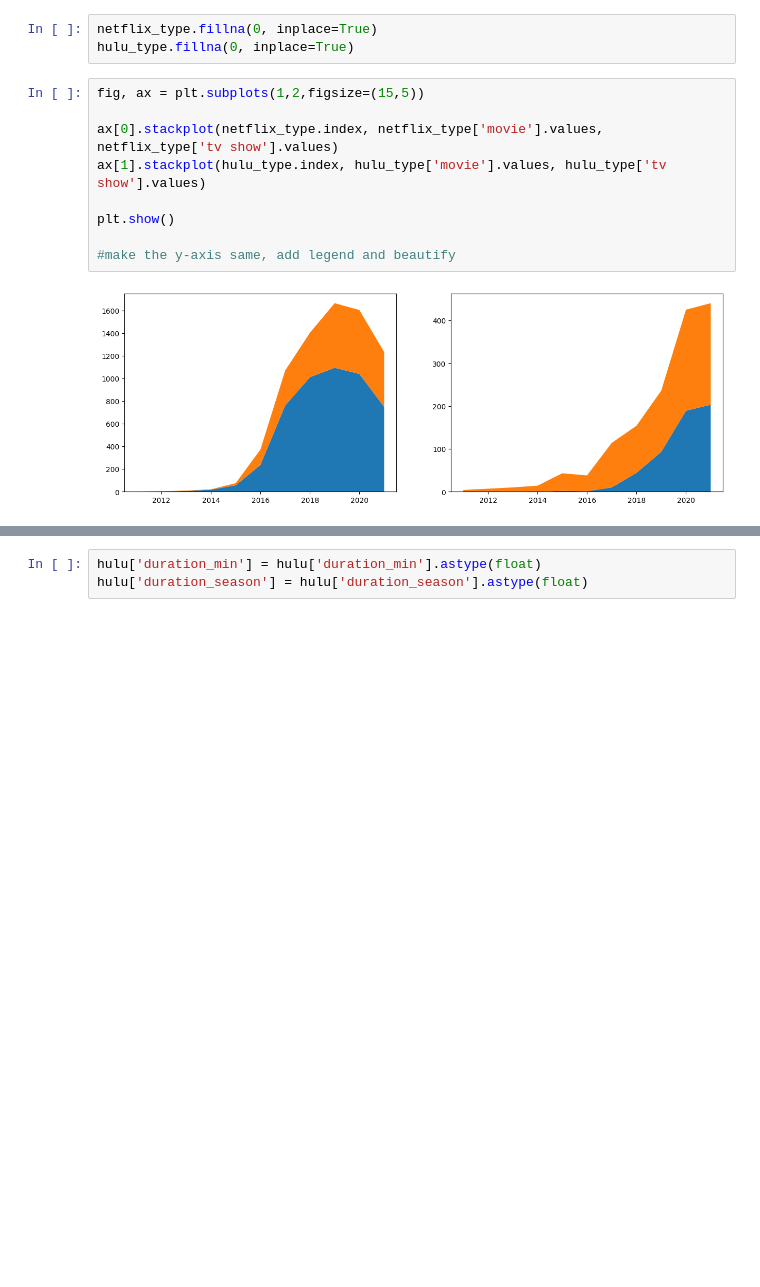
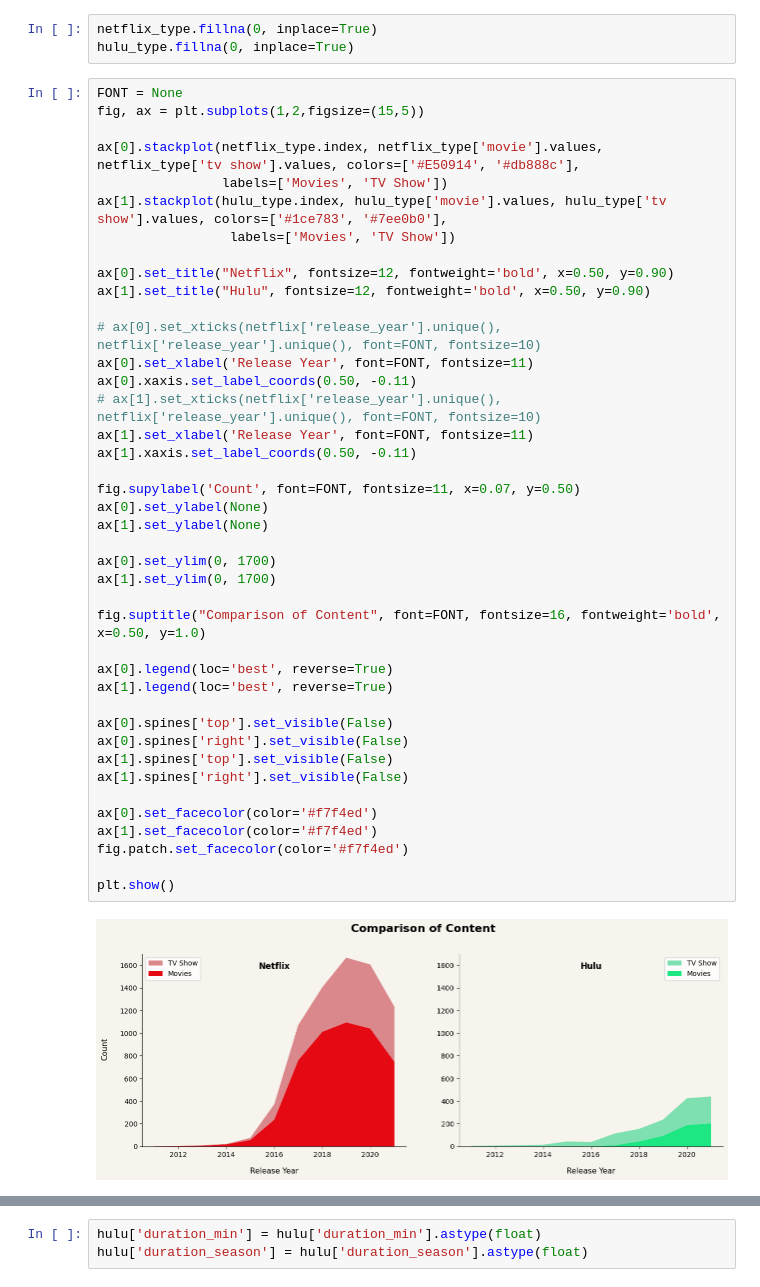
Before and after one commit to RickyMiura/Netflix-Hulu-EDA, a Jupyter notebook: plotting_gopi.ipynb, the cells around one changed output, grey strips where cells are left out. Cells and saved outputs as stored; diff of their text form; blank space fills up the shorter version.

Commit message:
updated plotting_gopi.ipynb notebook

```diff
--- a/plotting_gopi.ipynb
+++ b/plotting_gopi.ipynb
@@ -66,17 +61,49 @@ hulu_type = hulu.groupby(['year','type']).size().unstack()
 # %%
 netflix_type.fillna(0, inplace=True)
 hulu_type.fillna(0, inplace=True)
-# %%
-fig, ax = plt.subplots(1,2,figsize=(15,5))
-
-ax[0].stackplot(netflix_type.index, netflix_type['movie'].values, netflix_type['tv show'].values)
-ax[1].stackplot(hulu_type.index, hulu_type['movie'].values, hulu_type['tv show'].values)
-
-plt.show()
-
-#make the y-axis same, add legend and beautify
-# %% [output]
-[figure, removed]
+# %%
+FONT = None
+fig, ax = plt.subplots(1,2,figsize=(15,5))
+
+ax[0].stackplot(netflix_type.index, netflix_type['movie'].values, netflix_type['tv show'].values, colors=['#E50914', '#db888c'],
+                labels=['Movies', 'TV Show'])
+ax[1].stackplot(hulu_type.index, hulu_type['movie'].values, hulu_type['tv show'].values, colors=['#1ce783', '#7ee0b0'],
+                 labels=['Movies', 'TV Show'])
+
+ax[0].set_title("Netflix", fontsize=12, fontweight='bold', x=0.50, y=0.90)
+ax[1].set_title("Hulu", fontsize=12, fontweight='bold', x=0.50, y=0.90)
+
+# ax[0].set_xticks(netflix['release_year'].unique(), netflix['release_year'].unique(), font=FONT, fontsize=10)
+ax[0].set_xlabel('Release Year', font=FONT, fontsize=11)
+ax[0].xaxis.set_label_coords(0.50, -0.11)
+# ax[1].set_xticks(netflix['release_year'].unique(), netflix['release_year'].unique(), font=FONT, fontsize=10)
+ax[1].set_xlabel('Release Year', font=FONT, fontsize=11)
+ax[1].xaxis.set_label_coords(0.50, -0.11)
+
+fig.supylabel('Count', font=FONT, fontsize=11, x=0.07, y=0.50)
+ax[0].set_ylabel(None)
+ax[1].set_ylabel(None)
+
+ax[0].set_ylim(0, 1700)
+ax[1].set_ylim(0, 1700)
+
+fig.suptitle("Comparison of Content", font=FONT, fontsize=16, fontweight='bold', x=0.50, y=1.0)
+
+ax[0].legend(loc='best', reverse=True)
+ax[1].legend(loc='best', reverse=True)
+
+ax[0].spines['top'].set_visible(False)
+ax[0].spines['right'].set_visible(False)
+ax[1].spines['top'].set_visible(False)
+ax[1].spines['right'].set_visible(False)
+
+ax[0].set_facecolor(color='#f7f4ed')
+ax[1].set_facecolor(color='#f7f4ed')
+fig.patch.set_facecolor(color='#f7f4ed')
+
+plt.show()
+# %% [output]
+[figure, added]
 # %%
 hulu['duration_season'].replace('na', np.nan, inplace=True)
 hulu['duration_min'].replace('missing', np.nan, inplace=True)
```
Also changed, not shown: parts of 23 cells of this notebook.
